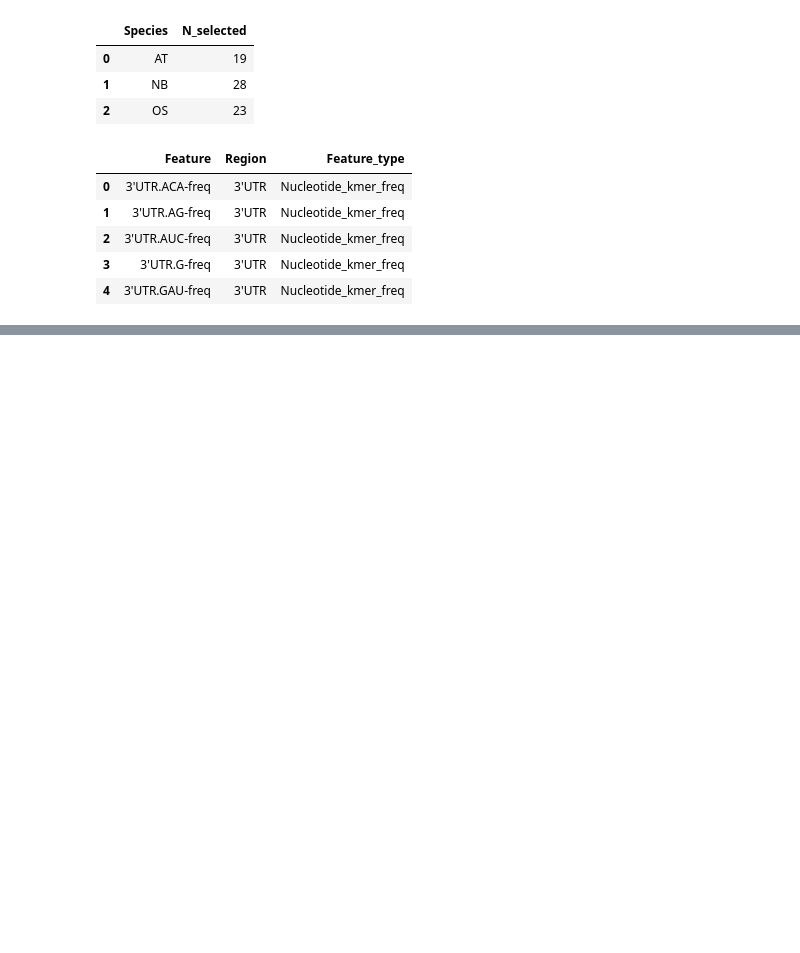
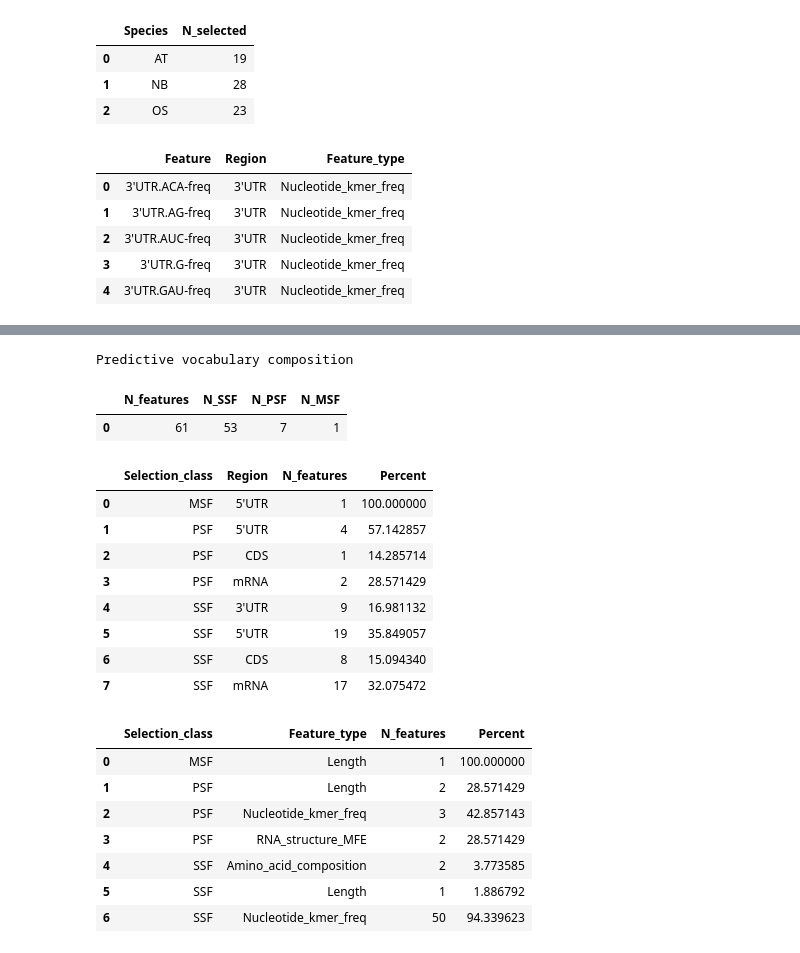
Before and after one commit to ih-11/regression, a Jupyter notebook: notebooks/notebook5.ipynb, the cells around one changed output, grey strips where cells are left out. Saved outputs shown, nothing was run; the diff lists cells and outputs as text; code cells hidden in the pictures; blank space fills up the shorter version.

```diff
--- a/notebooks/notebook5.ipynb
+++ b/notebooks/notebook5.ipynb
@@ -659,0 +734,60 @@ Raw data shape  : (18059, 69)
+# %%
+# ============================================
+# 03. Predictive vocabulary composition
+# Region + feature type
+# ============================================
+
+region_order = ["5'UTR", "CDS", "3'UTR", "mRNA"]
+type_order = ["Length", "RNA_structure_MFE", "Amino_acid_composition", "Nucleotide_kmer_freq"]
+class_order = ["SSF", "PSF", "MSF"]
+
+region_summary_df = (
+    membership_df.groupby(["Selection_class", "Region"], as_index=False)
+    .agg(N_features=("Feature", "size"))
+)
+region_summary_df["Percent"] = (
+    100 * region_summary_df["N_features"]
+    / region_summary_df.groupby("Selection_class")["N_features"].transform("sum")
+)
+
+type_summary_df = (
+    membership_df.groupby(["Selection_class", "Feature_type"], as_index=False)
+    .agg(N_features=("Feature", "size"))
+)
+type_summary_df["Percent"] = (
+    100 * type_summary_df["N_features"]
+    / type_summary_df.groupby("Selection_class")["N_features"].transform("sum")
+)
+
+overall_summary_df = pd.DataFrame({
+    "N_features": [len(membership_df)],
+    "N_SSF": [(membership_df["Selection_class"] == "SSF").sum()],
+    "N_PSF": [(membership_df["Selection_class"] == "PSF").sum()],
+    "N_MSF": [(membership_df["Selection_class"] == "MSF").sum()],
+})
+
+print("Predictive vocabulary composition")
+display(overall_summary_df)
+display(region_summary_df.sort_values(["Selection_class", "Region"]))
+display(type_summary_df.sort_values(["Selection_class", "Feature_type"]))
+# %% [output]
+Predictive vocabulary composition
+|  | N_features | N_SSF | N_PSF | N_MSF |
+| 0 | 61 | 53 | 7 | 1 |
+|  | Selection_class | Region | N_features | Percent |
+| 0 | MSF | 5'UTR | 1 | 100.000000 |
+| 1 | PSF | 5'UTR | 4 | 57.142857 |
+| 2 | PSF | CDS | 1 | 14.285714 |
+| 3 | PSF | mRNA | 2 | 28.571429 |
+| 4 | SSF | 3'UTR | 9 | 16.981132 |
+| 5 | SSF | 5'UTR | 19 | 35.849057 |
+| 6 | SSF | CDS | 8 | 15.094340 |
+| 7 | SSF | mRNA | 17 | 32.075472 |
+|  | Selection_class | Feature_type | N_features | Percent |
+| 0 | MSF | Length | 1 | 100.000000 |
+| 1 | PSF | Length | 2 | 28.571429 |
+| 2 | PSF | Nucleotide_kmer_freq | 3 | 42.857143 |
+| 3 | PSF | RNA_structure_MFE | 2 | 28.571429 |
+| 4 | SSF | Amino_acid_composition | 2 | 3.773585 |
+| 5 | SSF | Length | 1 | 1.886792 |
+| 6 | SSF | Nucleotide_kmer_freq | 50 | 94.339623 |
```
Also changed, not shown: parts of 1 cell of this notebook.
